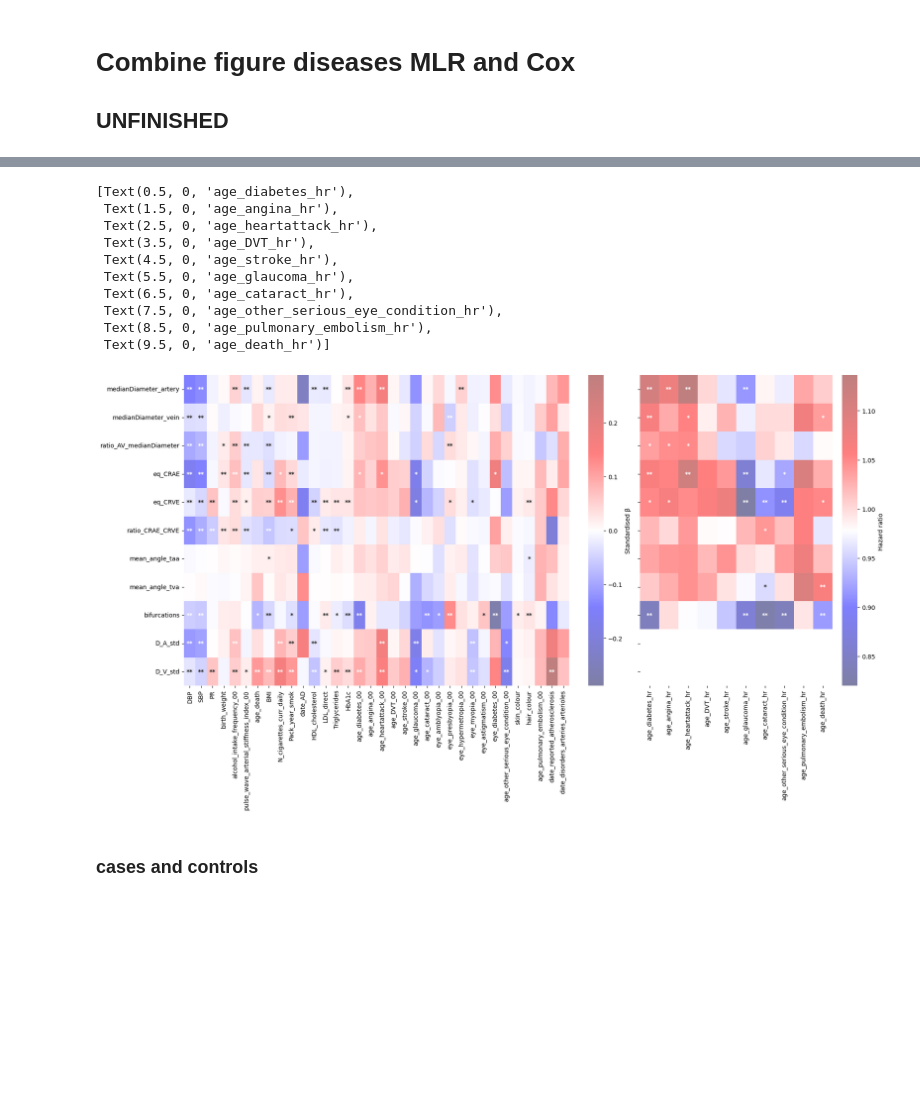
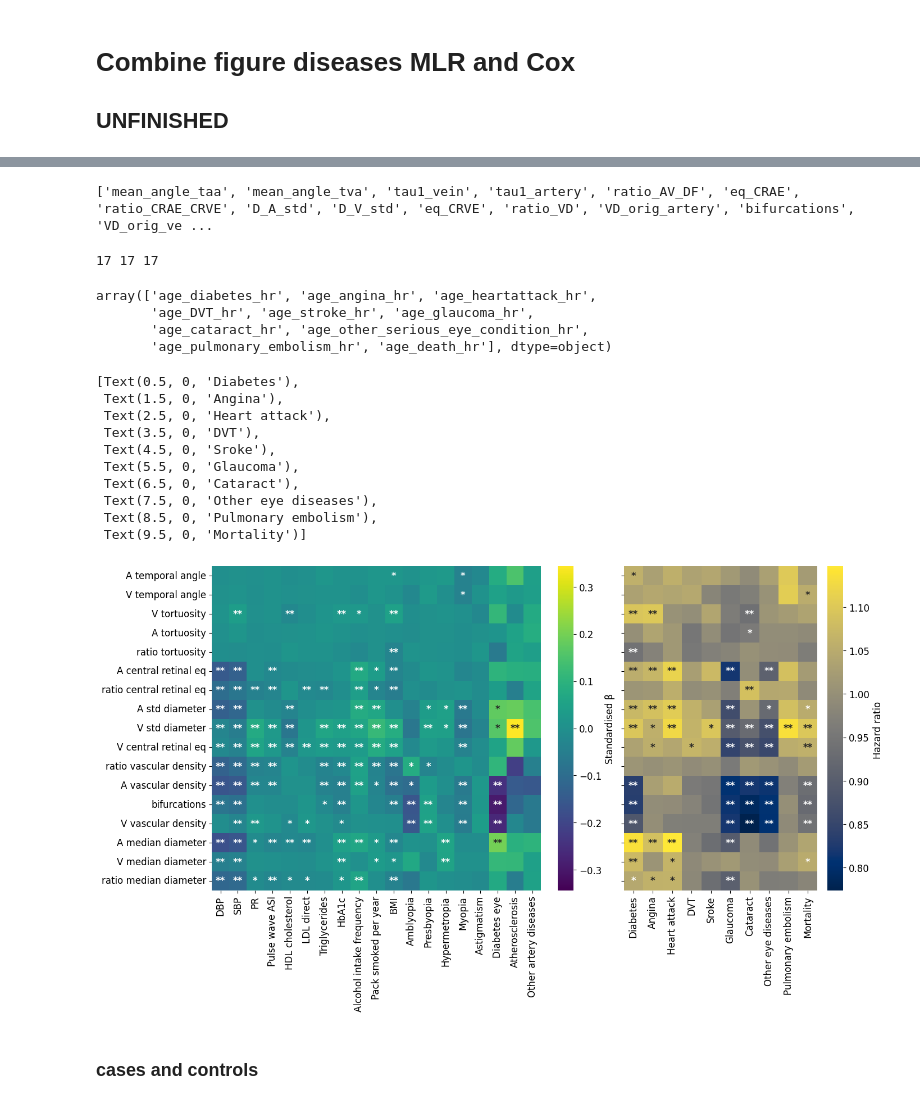
Before and after one commit to BergmannLab/retina-phenotypes, a Jupyter notebook: complementary/disease_association/combine_figures_MLR_cox.ipynb, the cells around one changed output, grey strips where cells are left out. Saved outputs shown, nothing was run; the diff lists cells and outputs as text; code cells hidden in the pictures; blank space fills up the shorter version.

Commit message:
Modified config and phenotypic association plots

```diff
--- a/complementary/disease_association/combine_figures_MLR_cox.ipynb
+++ b/complementary/disease_association/combine_figures_MLR_cox.ipynb
@@ -18,22 +18,22 @@ DATE = datetime.now().strftime("%Y-%m-%d")
 file_info_name='pheno_info_main.csv'
 pheno_info_file = '/SSD/home/sofia/retina-phenotypes/complementary/disease_association/'+str(file_info_name)
 display_info=True
-date='2022_07_08'
-ventile='ventile2'
+date='2022_11_23'
+ventile='covar_fix'
 output_dir ='/SSD/home/sofia/retina-phenotypes/complementary/disease_association/'
 
 ## Read Diseases
-diseases_dir ='/NVME/decrypted/scratch/multitrait/UK_BIOBANK_ZERO/diseases_cov/'
-#diseases_file_name = str(diseases_dir) + str(date)'_'+str(ventile)+'_diseases_cov.csv'
-#pheno_file ='/NVME/decrypted/scratch/multitrait/UK_BIOBANK_ZERO/participant_phenotype/'+str(date)+'_'+str(ventile)+'_corrected_z.csv'
-
+diseases_dir ='/NVME/decrypted/scratch/multitrait/UK_BIOBANK_PREPRINT/diseases_cov/'
 ## Read Cox
 cox_file_name = str(diseases_dir) + str(date)+'_'+str(ventile)+'__cox_full_results.csv'
 df_cox = pd.read_csv(cox_file_name, index_col=0) # columns needed  *_hr for hazard ratio, and *_pval
+
+## Read phenos covar diseases for N cases
+pheno_cov_diseases_file =diseases_dir+'2022_11_23_covar_fix_diseases_cov.csv'
 # %%
 ## Read MLR
-betas=pd.read_csv(output_dir+'reg_betas_'+ventile+'.csv', index_col=0)
-log10p=pd.read_csv(output_dir+'reg_log10p_'+ventile+'.csv', index_col=0)
+betas=pd.read_csv(diseases_dir+'reg_betas_.csv', index_col=0)
+log10p=pd.read_csv(diseases_dir+'reg_log10p_.csv', index_col=0)
 betas = betas.astype('float64') # in case betas was coded as object type
 # %%
 ## Only select main phenotypes:
@@ -47,12 +86,33 @@ df_cox_log10p= -np.log(df_cox_pvalues)
+# %%
+print(list(df_cox_log10p.index),list_old_phenotypes)
+# %% [output]
+['mean_angle_taa', 'mean_angle_tva', 'tau1_vein', 'tau1_artery', 'ratio_AV_DF', 'eq_CRAE', 'ratio_CRAE_CRVE', 'D_A_std', 'D_V_std', 'eq_CRVE', 'ratio_VD', 'VD_orig_artery', 'bifurcations', 'VD_orig_ve ...
 # %%
 ##Change the name of the columns and index in beta and log10:
-def rename_col_index(df_, l_pehos_old, l_phenos_new):
-#rename_col_index(df_, l_diseases_old, l_diseases_new, l_pehos_old, l_phenos_new):
+def filter_rename_col_index(df_, l_pehos_old, l_phenos_new, l_diseases_old, l_diseases_new,):
+    df_ =df_.loc[l_pehos_old]
+    df_.rename(index=dict(zip(l_pehos_old, l_phenos_new)), inplace=True)
+    #print(df_)
     df_.rename(columns=dict(zip(l_diseases_old, l_diseases_new)), inplace=True)
-    #df_.rename(index=dict(zip(l_pehos_old, l_phenos_new)), inplace=True)
     return df_
+
+df_cox_log10p = filter_rename_col_index(df_cox_log10p, list_old_phenotypes, list_new_phenotypes, list_diseases, list_diseases_new)
+log10p = filter_rename_col_index(log10p, list_old_phenotypes, list_new_phenotypes, list_diseases, list_diseases_new)
+betas = filter_rename_col_index(betas, list_old_phenotypes, list_new_phenotypes, list_diseases, list_diseases_new)
+df_cox_hazar_ratio = filter_rename_col_index(df_cox_hazar_ratio, list_old_phenotypes, list_new_phenotypes, list_diseases_cox, list_diseases_cox_new)
+
+print(len(df_cox_log10p), len(log10p), len(betas) )
+# %% [output]
+17 17 17
+# %%
+list_diseases_cox
+# %% [output]
+array(['age_diabetes_hr', 'age_angina_hr', 'age_heartattack_hr',
+       'age_DVT_hr', 'age_stroke_hr', 'age_glaucoma_hr',
+       'age_cataract_hr', 'age_other_serious_eye_condition_hr',
+       'age_pulmonary_embolism_hr', 'age_death_hr'], dtype=object)
 # %%
-
+figsize_val=(14, 8)
 ## This colours by beta and annotates Bonferroni-significant models with an asterisk
 ###MLR
 Bonf_thresh = -np.log10(0.05 / (log10p.shape[0] * log10p.shape[1]))
@@ -74,48 +134,48 @@ log10p_copy3_cox = df_cox_log10p.copy()
 log10p_copy_cox= (log10p_copy_cox>Bonf_thresh).replace({True:'*', False:''})
 log10p_copy2_cox= (log10p_copy2_cox>Bonf_thresh2).replace({True:'*', False:''})
 log10p_copy3_cox =log10p_copy_cox+log10p_copy2_cox
 
 
 #img1 = mpimg.imread('2022-10-19_MLR_ventile5.jpg')
 #img2 = mpimg.imread('2022-10-19_MLR_ventile5.jpg')
 
-fig, (ax1, ax2) = plt.subplots(1,2, sharey=True, figsize=(18, 10), gridspec_kw={'width_ratios': [2, 1]})
+fig, (ax1, ax2) = plt.subplots(1,2, sharey=True, figsize=figsize_val, gridspec_kw={'width_ratios': [1.7, 1]})
 #gs = gridspec.GridSpec(1, 2, width_ratios=[3, 1])
 plt.rcParams['figure.constrained_layout.use'] = True
 #ax1.yaxis.set_ticks_position('right')
-
+plt.rcParams['font.size'] = '12'
 fig1 = sns.heatmap(betas,
             annot=log10p_copy3, #(log10p>Bonf_thresh).replace({True:'*', False:''}),
             cbar=True, #If not False
             fmt="", annot_kws={'weight': 'bold'},
             vmin=-abs(betas).max().max(),
             vmax=abs(betas).max().max(),
-            cmap='seismic',alpha=0.5, cbar_kws={'label': 'Standardised \u03B2'},
+            cmap='viridis',alpha=1.0, cbar_kws={'label': 'Standardised \u03B2'},
                ax=ax1)
 fig1.set_xticklabels(ax1.get_xticklabels(), rotation = 90)
 
 ########### TO DO: change this figure by COX FIGURE
 #ax2.yaxis.set_ticks_position('right')
 fig2 = sns.heatmap(df_cox_hazar_ratio,
             annot=log10p_copy3_cox, #(log10p>Bonf_thresh).replace({True:'*', False:''}),
-            #cbar=False,
+            cbar=True, #False
             fmt="", annot_kws={'weight': 'bold'},
             vmin=(df_cox_hazar_ratio).min().min(),
             vmax=(df_cox_hazar_ratio).max().max(),
-            cmap='seismic', alpha=0.5, cbar_kws={'label': 'Hazard ratio '},
+            cmap='cividis', alpha=1.0, cbar_kws={'label': 'Hazard ratio '},
                ax=ax2)
 fig2.set_xticklabels(ax2.get_xticklabels(), rotation = 90)
 # %% [output]
-[Text(0.5, 0, 'age_diabetes_hr'),
- Text(1.5, 0, 'age_angina_hr'),
- Text(2.5, 0, 'age_heartattack_hr'),
- Text(3.5, 0, 'age_DVT_hr'),
- Text(4.5, 0, 'age_stroke_hr'),
- Text(5.5, 0, 'age_glaucoma_hr'),
- Text(6.5, 0, 'age_cataract_hr'),
- Text(7.5, 0, 'age_other_serious_eye_condition_hr'),
- Text(8.5, 0, 'age_pulmonary_embolism_hr'),
- Text(9.5, 0, 'age_death_hr')]
+[Text(0.5, 0, 'Diabetes'),
+ Text(1.5, 0, 'Angina'),
+ Text(2.5, 0, 'Heart attack'),
+ Text(3.5, 0, 'DVT'),
+ Text(4.5, 0, 'Sroke'),
+ Text(5.5, 0, 'Glaucoma'),
+ Text(6.5, 0, 'Cataract'),
+ Text(7.5, 0, 'Other eye diseases'),
+ Text(8.5, 0, 'Pulmonary embolism'),
+ Text(9.5, 0, 'Mortality')]
-[figure, old version]
+[figure, new version]
 # %% [markdown]
 ### cases and controls
```
Also changed, not shown: parts of 6 cells of this notebook, 8 other files.
